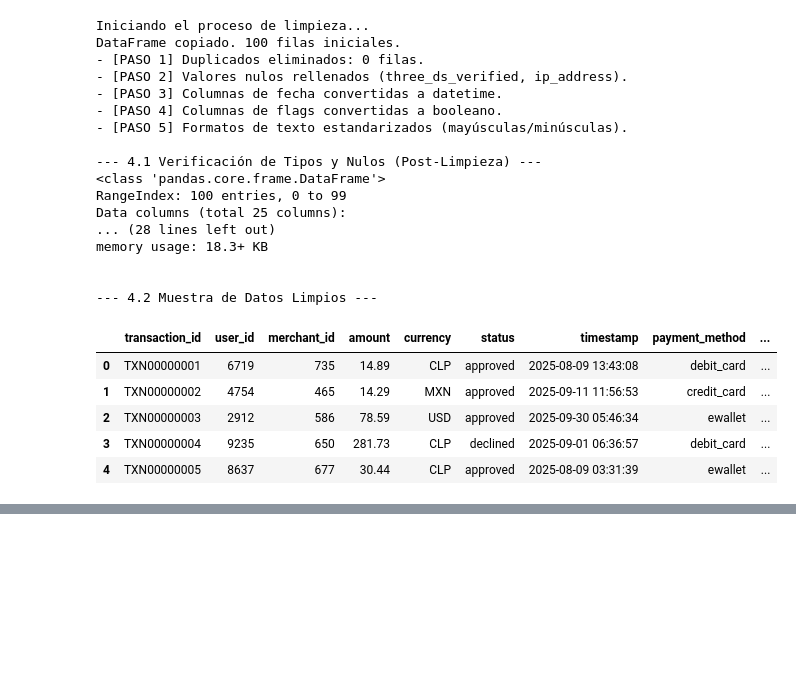
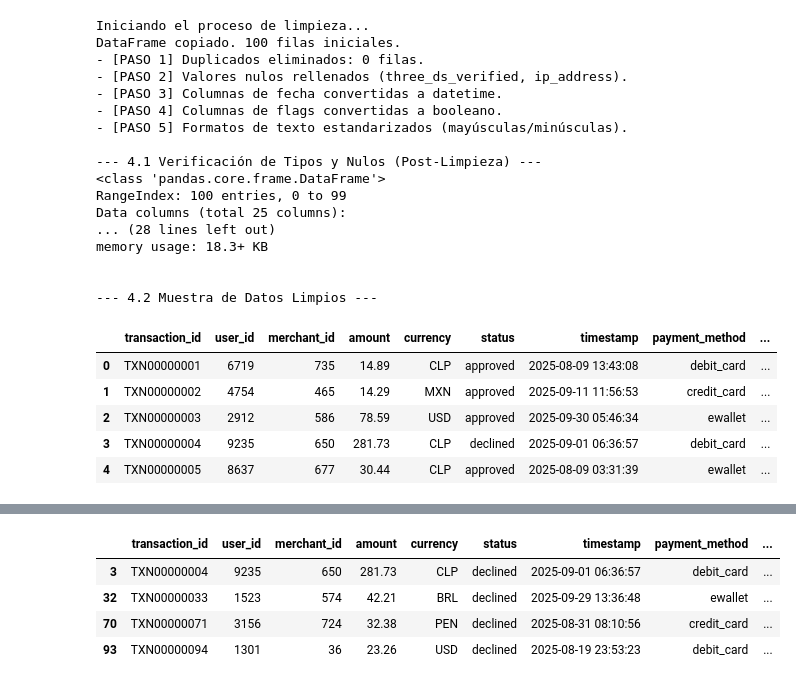
Before and after one commit to LacavaLorenzo/CodeableLabs-ET, a Jupyter notebook: stepbystep/1_EDA.ipynb, the cells around one changed output, grey strips where cells are left out. Saved outputs shown, nothing was run; the diff lists cells and outputs as text; code cells hidden in the pictures; blank space fills up the shorter version.

Commit message:
Se agrega la segunda función

```diff
--- a/stepbystep/1_EDA.ipynb
+++ b/stepbystep/1_EDA.ipynb
@@ -195,0 +198,77 @@ memory usage: 18.3+ KB
+# %%
+# ===================================================
+# 5. DETECCIÓN DE TRANSACCIONES SOSPECHOSAS
+# ===================================================
+
+print("Iniciando la detección de fraude sobre el DataFrame limpio...")
+
+# 0. Definir umbrales y listas de riesgo
+# (Estos valores son suposiciones estratégicas para la prueba)
+AMOUNT_THRESHOLD = 1000  # Umbral para montos "inusualmente altos"
+ATTEMPT_THRESHOLD = 3    # Más de 3 intentos fallidos es sospechoso
+SECURITY_KEYWORDS = ['security', 'fraud', 'stolen', 'lost card']
+
+# 1. Crear una columna para la razón de sospecha
+# (La iniciamos vacía)
+df_clean['suspicion_reason'] = None
+
+
+# --- Aplicación de Reglas ---
+# Usamos .loc para asignar la razón de forma eficiente
+
+# Regla 1: Montos Inusualmente Altos
+# (Nota: Asumimos que 'amount' está en una moneda base,
+# para esta prueba aplicaremos el umbral directo.
+# En la vida real, primero convertiríamos todo a USD)
+df_clean.loc[df_clean['amount'] > AMOUNT_THRESHOLD, 'suspicion_reason'] = 'Monto inusualmente alto'
+
+# Regla 2: Múltiples Intentos Fallidos
+# Marcamos si el número de intento es MAYOR al umbral
+df_clean.loc[df_clean['attempt_number'] > ATTEMPT_THRESHOLD, 'suspicion_reason'] = 'Múltiples intentos fallidos'
+
+# Regla 3: Declinadas por Seguridad
+# (Busca palabras clave en el mensaje de respuesta)
+df_clean.loc[
+    (df_clean['status'] == 'declined') &
+    (df_clean['response_message'].str.contains('|'.join(SECURITY_KEYWORDS), case=False, na=False)),
+    'suspicion_reason'
+] = 'Declinada por violación de seguridad'
+
+# Regla 4: Internacionales de Alto Riesgo
+df_clean.loc[
+    (df_clean['is_international'] == True) &
+    (df_clean['amount'] > AMOUNT_THRESHOLD),
+    'suspicion_reason'
+] = 'Internacional de alto valor'
+
+
+# ===================================================
+# 6. REVISIÓN Y SEPARACIÓN DE DATOS
+# ===================================================
+
+# 1. Revisar cuántas transacciones marcamos
+suspicious_count = df_clean['suspicion_reason'].notnull().sum()
+total_count = len(df_clean)
+print(f"\n--- 6.1 Conteo de Transacciones Sospechosas ---")
+print(f"Total de transacciones analizadas: {total_count}")
+print(f"Transacciones marcadas como sospechosas: {suspicious_count}")
+if total_count > 0:
+    print(f"Porcentaje: { (suspicious_count / total_count * 100):.2f}%")
+
+# 2. Revisar los motivos
+print("\n--- 6.2 Desglose por Motivo ---")
+if suspicious_count > 0:
+    display(df_clean['suspicion_reason'].value_counts())
+else:
+    print("No se encontraron transacciones sospechosas en este lote.")
+
+# 3. Separar los DataFrames (como lo pide la función)
+df_suspicious = df_clean[df_clean['suspicion_reason'].notnull()].copy()
+df_normal = df_clean[df_clean['suspicion_reason'].isnull()].copy()
+
+print(f"\nDataFrame 'normal' creado con: {len(df_normal)} filas")
+print(f"DataFrame 'suspicious' creado con: {len(df_suspicious)} filas")
+
+print("\n--- 6.3 Muestra de Transacciones Sospechosas ---")
+display(df_suspicious.head())
+# %% [output]
@@ -195,0 +290,5 @@ memory usage: 18.3+ KB
+|  | transaction_id | user_id | merchant_id | amount | currency | status | timestamp | payment_method | ... |
+| 3 | TXN00000004 | 9235 | 650 | 281.73 | CLP | declined | 2025-09-01 06:36:57 | debit_card | ... |
+| 32 | TXN00000033 | 1523 | 574 | 42.21 | BRL | declined | 2025-09-29 13:36:48 | ewallet | ... |
+| 70 | TXN00000071 | 3156 | 724 | 32.38 | PEN | declined | 2025-08-31 08:10:56 | credit_card | ... |
+| 93 | TXN00000094 | 1301 | 36 | 23.26 | USD | declined | 2025-08-19 23:53:23 | debit_card | ... |
```
Also changed, not shown: parts of 2 cells of this notebook, 1 other file.
